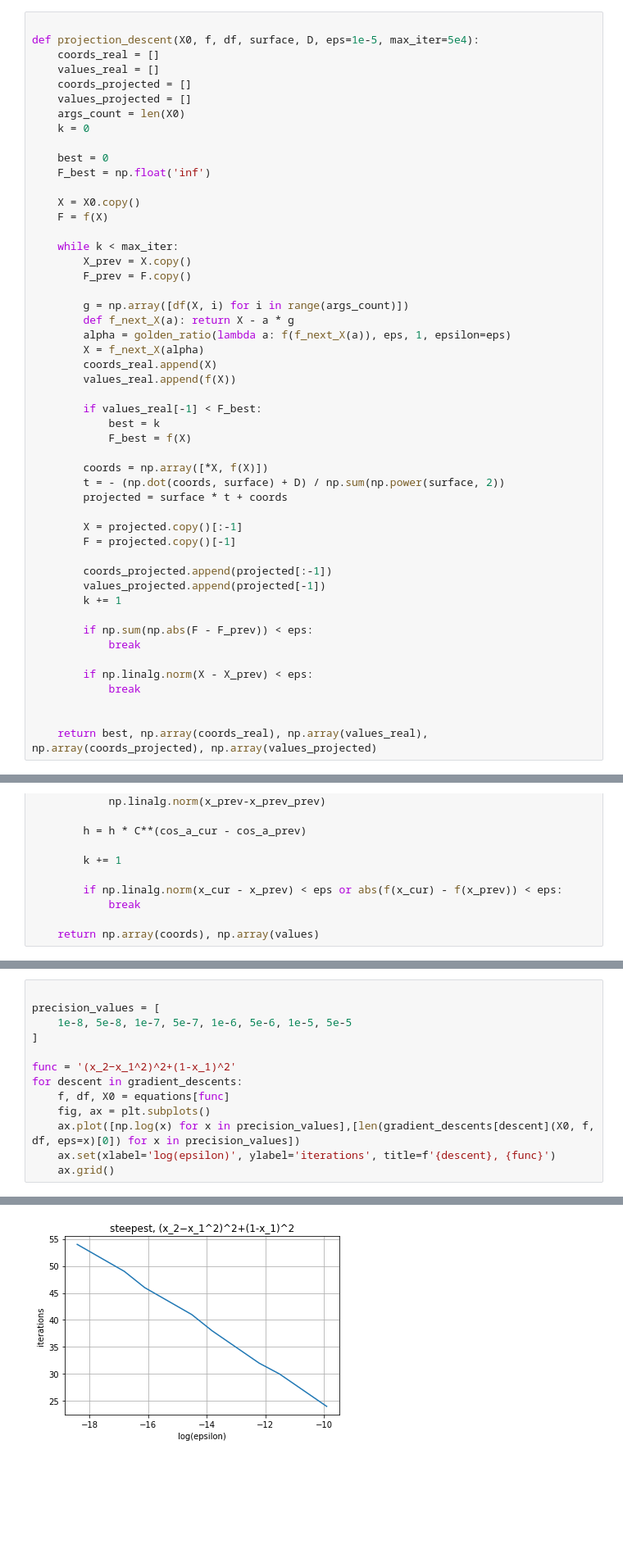
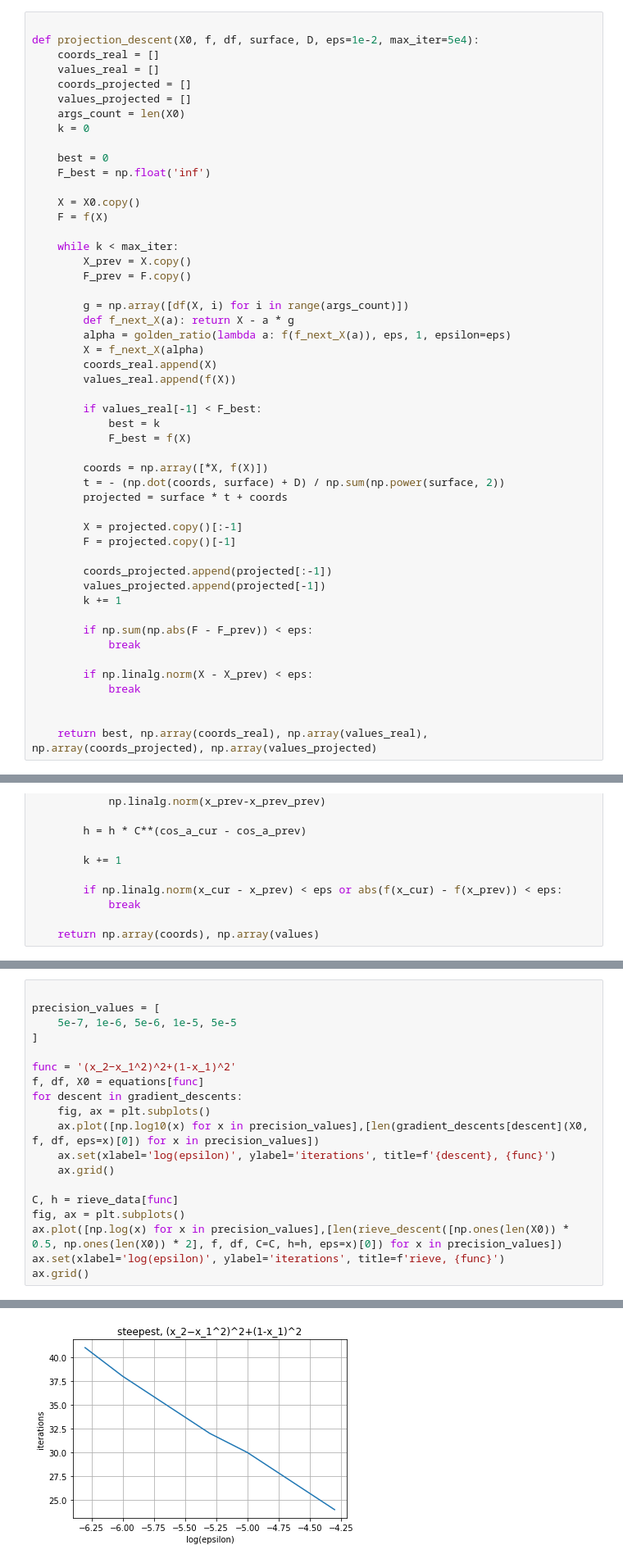
Before and after one commit to Leeelooo/opt_methods, a Jupyter notebook: lab2/lab2.ipynb, the cells around one changed output, grey strips where cells are left out. Shown at 82% size. Saved outputs shown, nothing was run; the diff lists cells and outputs as text; blank space fills up the shorter version.

```diff
--- a/lab2/lab2.ipynb
+++ b/lab2/lab2.ipynb
@@ -355,7 +359,7 @@ steepest, min of (x_1+x_2)^2+5(x_3−x_4)^2+(x_2−2x_3)^4+10(x_1−x_4)^4 is [-
 [figure]
 # %%
 
-def projection_descent(X0, f, df, surface, D, eps=1e-5, max_iter=5e4):
+def projection_descent(X0, f, df, surface, D, eps=1e-2, max_iter=5e4):
     coords_real = []
     values_real = []
     coords_projected = []
@@ -490,14 +499,20 @@ KeyboardInterrupt:
 # %%
 
 precision_values = [
-    1e-8, 5e-8, 1e-7, 5e-7, 1e-6, 5e-6, 1e-5, 5e-5
+    5e-7, 1e-6, 5e-6, 1e-5, 5e-5
 ]
 
 func = '(x_2−x_1^2)^2+(1-x_1)^2'
+f, df, X0 = equations[func]
 for descent in gradient_descents:
-    f, df, X0 = equations[func]
     fig, ax = plt.subplots()
-    ax.plot([np.log(x) for x in precision_values],[len(gradient_descents[descent](X0, f, df, eps=x)[0]) for x in precision_values])
+    ax.plot([np.log10(x) for x in precision_values],[len(gradient_descents[descent](X0, f, df, eps=x)[0]) for x in precision_values])
     ax.set(xlabel='log(epsilon)', ylabel='iterations', title=f'{descent}, {func}')
     ax.grid()
+
+C, h = rieve_data[func]
+fig, ax = plt.subplots()
+ax.plot([np.log(x) for x in precision_values],[len(rieve_descent([np.ones(len(X0)) * 0.5, np.ones(len(X0)) * 2], f, df, C=C, h=h, eps=x)[0]) for x in precision_values])
+ax.set(xlabel='log(epsilon)', ylabel='iterations', title=f'rieve, {func}')
+ax.grid()
 # %% [output]
@@ -505 +520 @@ for descent in gradient_descents:
-[figure, old version]
+[figure, new version]
```
Also changed, not shown: parts of 3 cells of this notebook.
